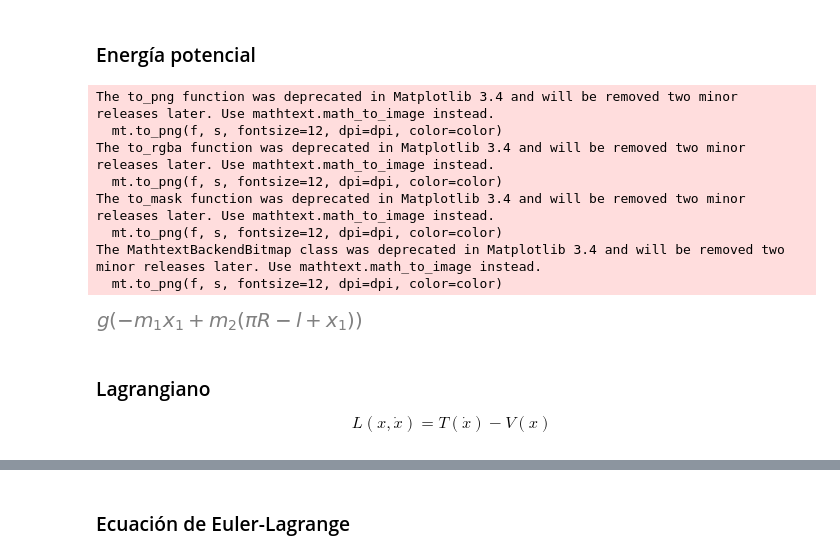
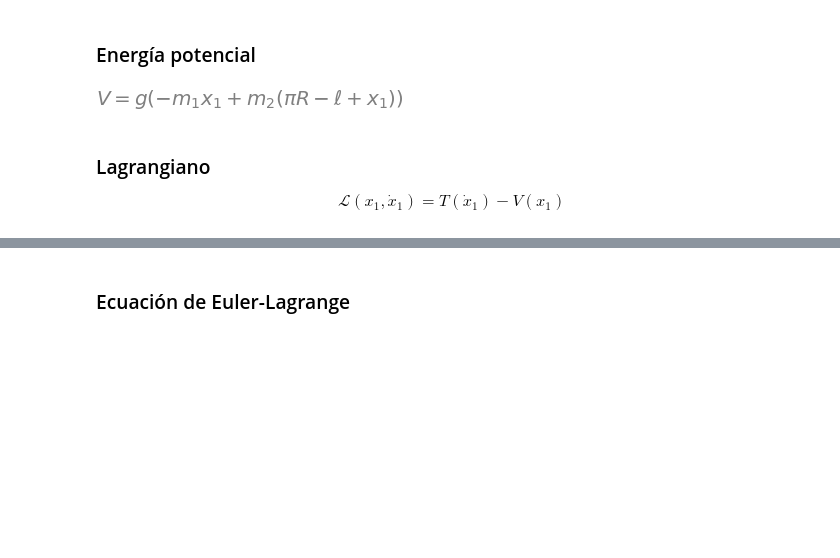
Before and after one commit to bettachini/MecanicaAnaliticaComputacional, a Jupyter notebook: 04EulerLagrange/atwood.ipynb, the cells around one changed output, grey strips where cells are left out. Cells and saved outputs as stored; diff of their text form; code cells hidden in the pictures; blank space fills up the shorter version.

```diff
--- a/04EulerLagrange/atwood.ipynb
+++ b/04EulerLagrange/atwood.ipynb
@@ -35,12 +33,15 @@ mech.init_vprinting() # notación con puntos para derivadas temporales
 ### Variables
 # %%
 # Defino los parámetros físicos del sistema
-M, R, m1, m2, g, l = sym.symbols('M, R, m_1, m_2, g, l', positive=True)
+M, R, m1, m2, g, l = sym.symbols('M, R, m_1, m_2, g, \ell', positive=True)
 
 # Defino coordenadas generalizadas
 t = sym.symbols('t') # tiempo
-x1 = sym.Function('x_1')(t) # posición pesa 1: x = x(t)
-x2 = sym.Function('x_2')(t) # posición pesa 2: y = y(t)
-x2_vinculo = (l- sym.pi* R)- x1  # posición pesa 2: definida por el vínculo
-x2_vinculo
+x1 = mech.dynamicsymbols('x_1') # sabemos que solo necesitamos una
+
+# vectores posición
+o = mech.ReferenceFrame('o') # sistema de coordenadas
+m1_r = x1* (-o.y) # versor y para arriba
+m2_r = (l - x1 - sym.pi* R)* (-o.y) # resto longitud hilo x1 y media vuelta polea
+m1_r, m2_r
 # %% [output]
@@ -90,22 +75,15 @@ The MathtextBackendBitmap class was deprecated in Matplotlib 3.4 and will be rem
 ### Energía potencial
 # %%
 # Energía potencial
-V_m1 = m1* g* (-x1)
-V_m2 = m2* g* (-x2_vinculo)
-V = V_m1 + V_m2
-V.simplify()
+g_vector = g* (-o.y) # aceleración gravitatoria en -y versor
+V_m1 = m1* (-g_vector).dot(m1_r)
+V_m2 = m2* (-g_vector).dot(m2_r)
+V = sym.Eq(sym.Symbol('V'), (V_m1 + V_m2).simplify() )
+V
 # %% [output]
-The to_png function was deprecated in Matplotlib 3.4 and will be removed two minor releases later. Use mathtext.math_to_image instead.
-  mt.to_png(f, s, fontsize=12, dpi=dpi, color=color)
-The to_rgba function was deprecated in Matplotlib 3.4 and will be removed two minor releases later. Use mathtext.math_to_image instead.
-  mt.to_png(f, s, fontsize=12, dpi=dpi, color=color)
-The to_mask function was deprecated in Matplotlib 3.4 and will be removed two minor releases later. Use mathtext.math_to_image instead.
-  mt.to_png(f, s, fontsize=12, dpi=dpi, color=color)
-The MathtextBackendBitmap class was deprecated in Matplotlib 3.4 and will be removed two minor releases later. Use mathtext.math_to_image instead.
-  mt.to_png(f, s, fontsize=12, dpi=dpi, color=color)
-[figure, old version]
+[figure, new version]
 # %% [markdown]
 ### Lagrangiano
 $$
-L(x,\dot{x}) = T(\dot{x})- V(x)
+\mathcal{L}(x_1, \dot{x}_1) = T(\dot{x}_1)- V(x_1)
 $$
```
Also changed, not shown: parts of 31 cells of this notebook, 9 other files.
